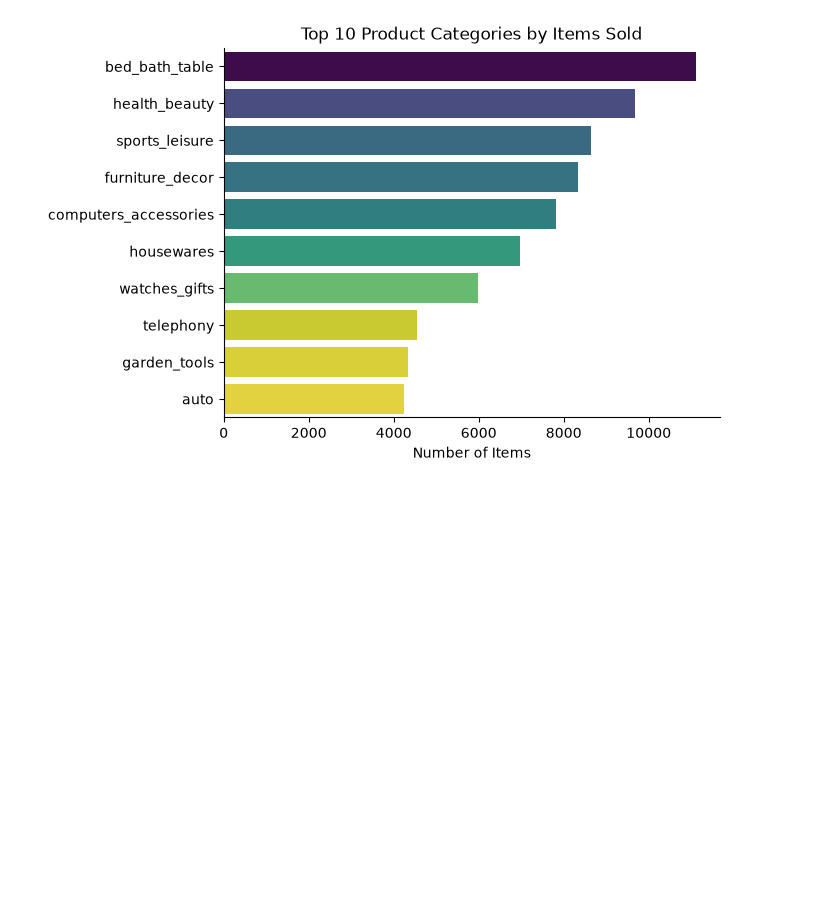
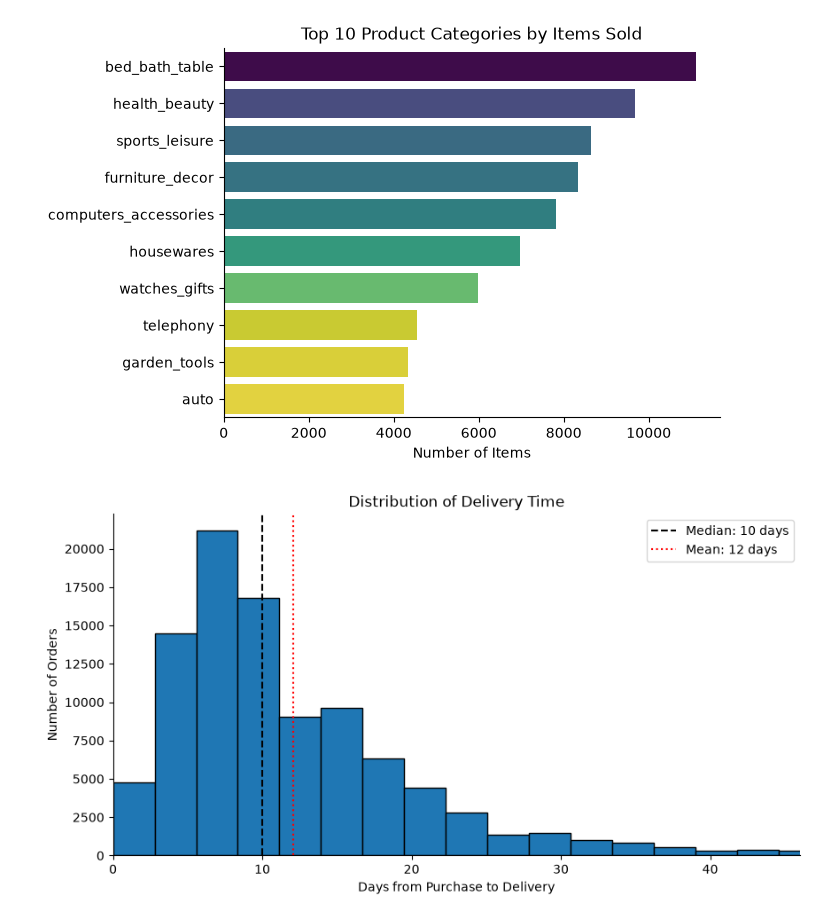
Before and after one commit to kristinamakarin/Olist_Ecommerce_Analysis, a Jupyter notebook: project_python/1_EDA_intro.ipynb, the cells around one changed output. Saved outputs shown, nothing was run; the diff lists cells and outputs as text; code cells hidden in the pictures; blank space fills up the shorter version.

Commit message:
Add delivery days in EDA intro, update SQL Query 5 and update README

```diff
--- a/project_python/1_EDA_intro.ipynb
+++ b/project_python/1_EDA_intro.ipynb
@@ -186,3 +191,27 @@ plt.savefig('images/top_categories.png', bbox_inches='tight')
 plt.show()
 # %% [output]
 [figure]
+# %%
+# Question: How many days does it take to deliver an order?
+
+df_delivered = orders[(orders['order_status'] == 'delivered')].copy()
+#df_delivered.isnull().sum()
+df_delivered = df_delivered.dropna(subset=['order_delivered_customer_date'])
+
+df_delivered['delivery_days'] = (-(df_delivered['order_purchase_timestamp'] - df_delivered['order_delivered_customer_date'])).dt.days
+
+df_delivered['delivery_days'].plot(kind='hist', bins=75, edgecolor='black', label='_nolegend_', figsize=(10,5))
+plt.xlim(0, df_delivered['delivery_days'].quantile(0.99))
+sns.despine()
+plt.title('Distribution of Delivery Time')
+plt.xlabel('Days from Purchase to Delivery')
+plt.ylabel('Number of Orders')
+median_days = df_delivered['delivery_days'].median()
+mean_days = df_delivered['delivery_days'].mean()
+plt.axvline(median_days, color='black', linestyle='--', label=f'Median: {median_days:.0f} days')
+plt.axvline(mean_days, color='red', linestyle=':', label=f'Mean: {mean_days:.0f} days')
+plt.legend()
+plt.savefig('images/delivery_time.png', bbox_inches='tight')
+plt.show()
+# %% [output]
+[figure, added]
```
Also changed, not shown: parts of 2 cells of this notebook, 5 other files.
